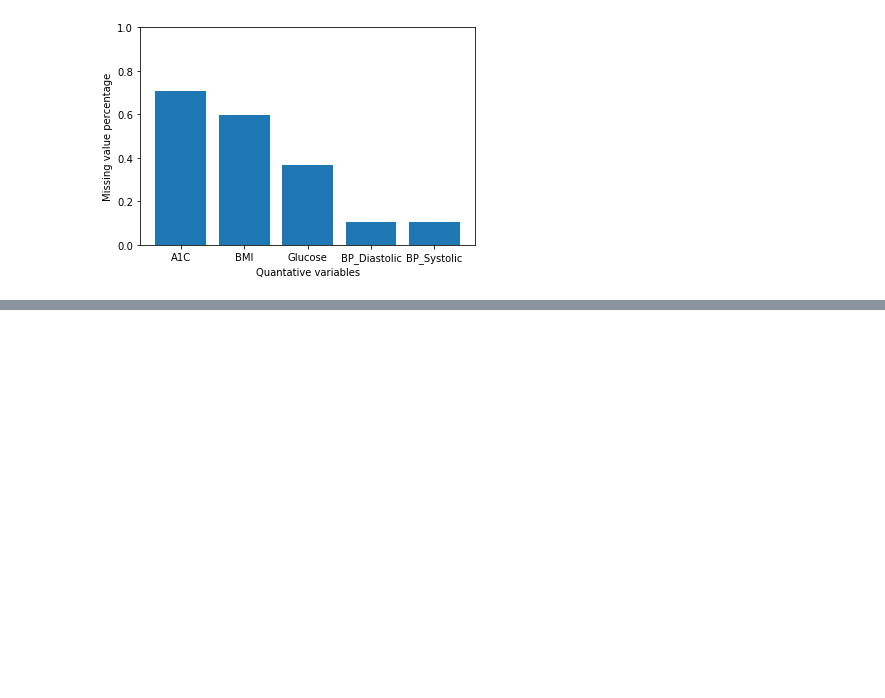
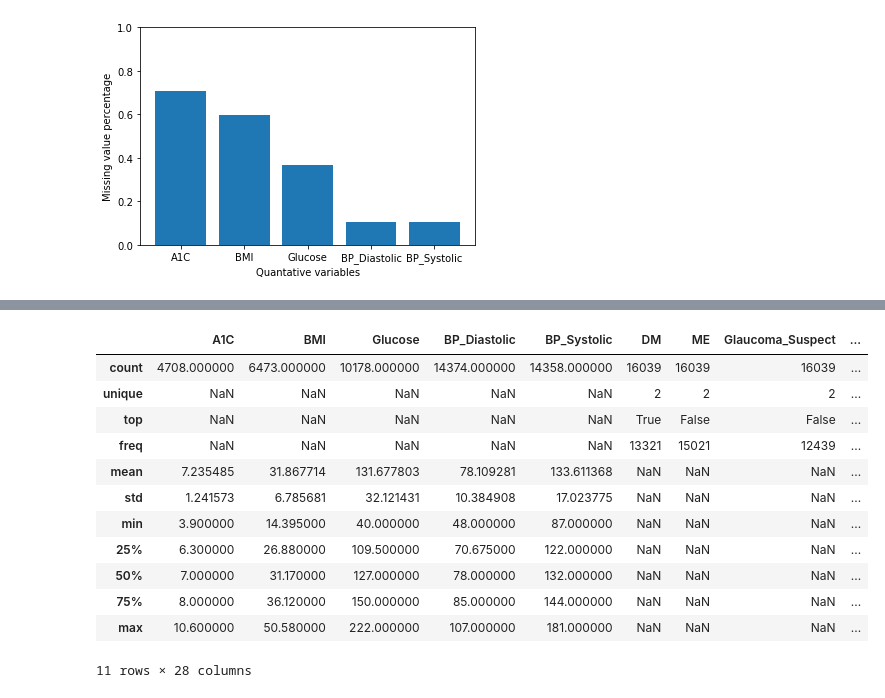
Before and after one commit to MATH497project/MATH497-DiabeticRetinopathy, a Jupyter notebook: MissingValue_Outlier_exploratory.ipynb, the cells around one changed output, grey strips where cells are left out. Drawn from its saved outputs; the diff is of its cells as text; code cells hidden in the pictures; blank space fills up the shorter version.

```diff
--- a/MissingValue_Outlier_exploratory.ipynb
+++ b/MissingValue_Outlier_exploratory.ipynb
@@ -148,0 +200,2 @@ plt.show()
+# %%
+age_group = np.array([person_data_new.Age.quantile(1.0/6*i) for i in range(1,7)])
@@ -148,0 +206,5 @@ plt.show()
+# %%
+person_data_new['Age_group_numeric']=person_data_new.Age.apply(lambda x: sum(age_group<x)+1)
+# %%
+age_group_dict = {1: '(18, 48]', 2: '(49, 55]', 3: '(56, 60]', 4: '(61, 66]', 5: '(67, 74]', 6: '(75, 114]'}
+person_data_new['Age_group'] = person_data_new.Age_group_numeric.apply(lambda x: age_group_dict.get(x))
@@ -148,0 +222,4 @@ plt.show()
+# %%
+temp = pd.get_dummies(person_data_new['Age_group'], prefix = 'Age_group')
+person_data_new[temp.columns.values] = temp
+dummy_columns.extend(temp.columns.values.tolist())
@@ -148,0 +515,17 @@ plt.show()
+# %%
+temp = person_data_new[quantitive_columns + dummy_columns + ['worst_DR', 'recent_DR']]
+temp.describe(include='all')
+# %% [output]
+|  | A1C | BMI | Glucose | BP_Diastolic | BP_Systolic | DM | ME | Glaucoma_Suspect | ... |
+| count | 4708.000000 | 6473.000000 | 10178.000000 | 14374.000000 | 14358.000000 | 16039 | 16039 | 16039 | ... |
+| unique | NaN | NaN | NaN | NaN | NaN | 2 | 2 | 2 | ... |
+| top | NaN | NaN | NaN | NaN | NaN | True | False | False | ... |
+| freq | NaN | NaN | NaN | NaN | NaN | 13321 | 15021 | 12439 | ... |
+| mean | 7.235485 | 31.867714 | 131.677803 | 78.109281 | 133.611368 | NaN | NaN | NaN | ... |
+| std | 1.241573 | 6.785681 | 32.121431 | 10.384908 | 17.023775 | NaN | NaN | NaN | ... |
+| min | 3.900000 | 14.395000 | 40.000000 | 48.000000 | 87.000000 | NaN | NaN | NaN | ... |
+| 25% | 6.300000 | 26.880000 | 109.500000 | 70.675000 | 122.000000 | NaN | NaN | NaN | ... |
+| 50% | 7.000000 | 31.170000 | 127.000000 | 78.000000 | 132.000000 | NaN | NaN | NaN | ... |
+| 75% | 8.000000 | 36.120000 | 150.000000 | 85.000000 | 144.000000 | NaN | NaN | NaN | ... |
+| max | 10.600000 | 50.580000 | 222.000000 | 107.000000 | 181.000000 | NaN | NaN | NaN | ... |
+11 rows × 28 columns
```
Also changed, not shown: parts of 58 cells of this notebook.
